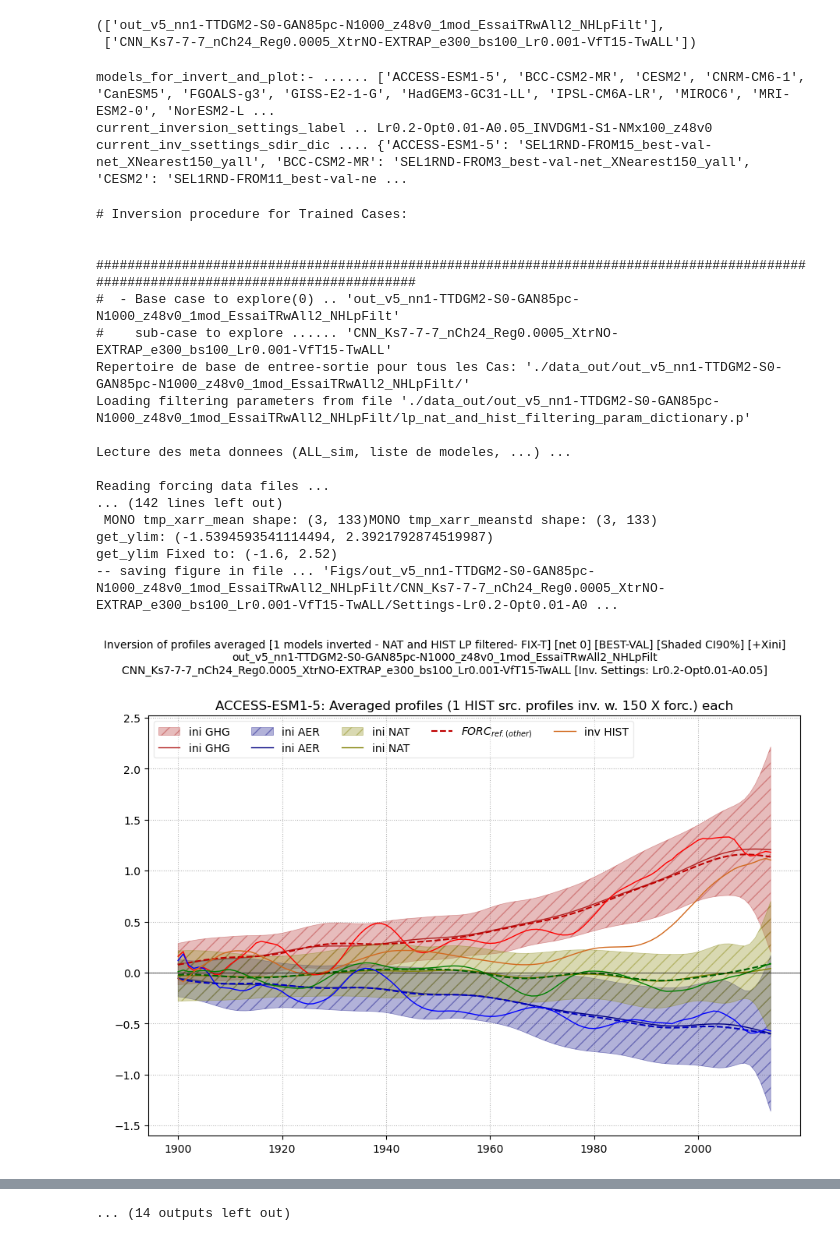
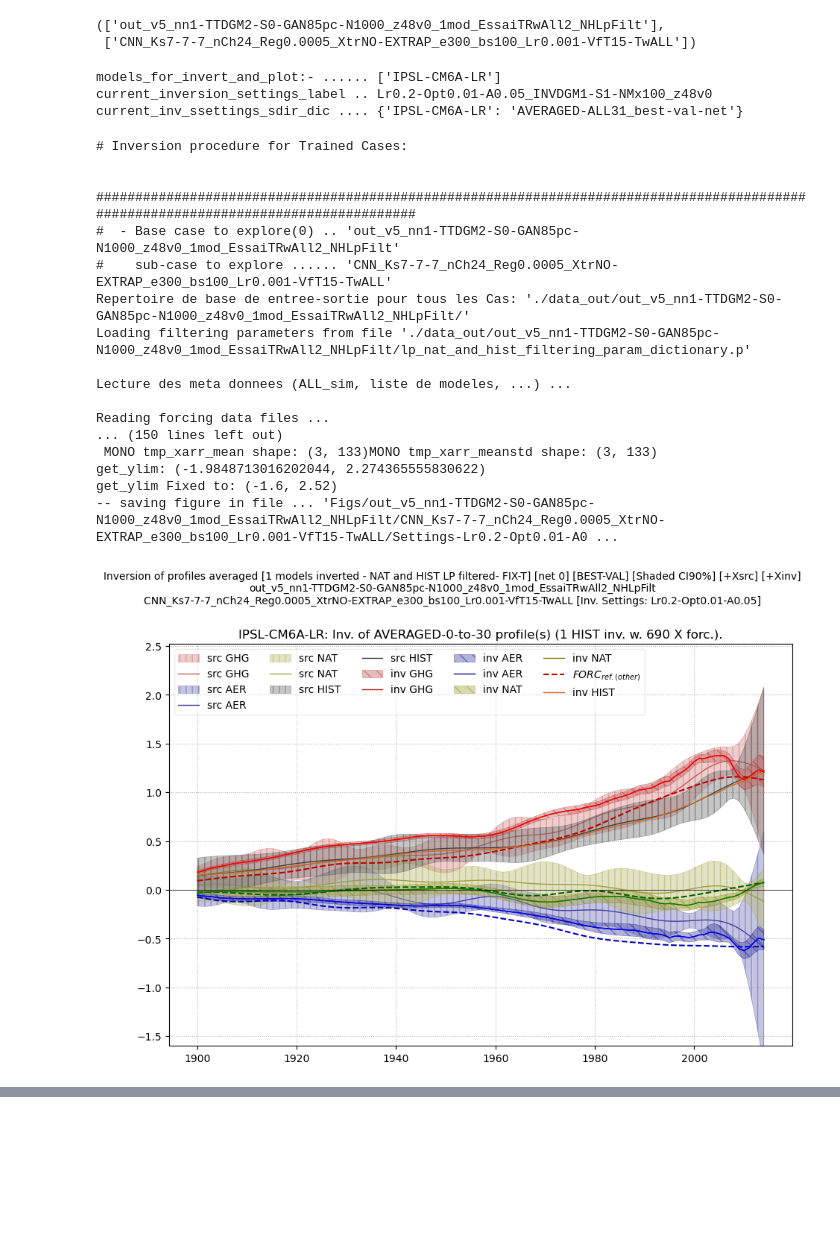
Before and after one commit to sadahmani/Climat, a Jupyter notebook: Code-PL/Main_TrainTestInversion_MultiMod_xtern_proc_pl_NB.ipynb, the cells around one changed output, grey strips where cells are left out. Cells and saved outputs as stored; diff of their text form; code cells hidden in the pictures; blank space fills up the shorter version.

Commit message:
Inversion

```diff
--- a/Code-PL/Main_TrainTestInversion_MultiMod_xtern_proc_pl_NB.ipynb
+++ b/Code-PL/Main_TrainTestInversion_MultiMod_xtern_proc_pl_NB.ipynb
@@ -685,23 +687,23 @@ multiobs_random_seed=0
 # %%
 if trained_with_all :
     if True:
-        models_for_invert_and_plot = ['ACCESS-ESM1-5', 'BCC-CSM2-MR', 'CESM2',
-                                             'CNRM-CM6-1', 'CanESM5', 'FGOALS-g3', 'GISS-E2-1-G',
-                                             'HadGEM3-GC31-LL', 'IPSL-CM6A-LR', 'MIROC6', 'MRI-ESM2-0',
-                                             'NorESM2-LM']
-        # models_for_invert_and_plot = ['IPSL-CM6A-LR']
+        # models_for_invert_and_plot = ['ACCESS-ESM1-5', 'BCC-CSM2-MR', 'CESM2',
+        #                                      'CNRM-CM6-1', 'CanESM5', 'FGOALS-g3', 'GISS-E2-1-G',
+        #                                      'HadGEM3-GC31-LL', 'IPSL-CM6A-LR', 'MIROC6', 'MRI-ESM2-0',
+        #                                      'NorESM2-LM']
+        models_for_invert_and_plot = ['IPSL-CM6A-LR']
         #[ 'ACCESS-ESM1-5', 'BCC-CSM2-MR',  'CESM2', 'CNRM-CM6-1',
         #                              'CanESM5', 'FGOALS-g3', 'GISS-E2-1-G', 'HadGEM3-GC31-LL',
         #                              'IPSL-CM6A-LR',  'MIROC6',       'MRI-ESM2-0',  'NorESM2-LM' ]
         #models_for_invert_and_plot = ['BCC-CSM2-MR', 'FGOALS-g3']
         # models_for_invert_and_plot += ['OBS']
-        models_for_invert_and_plot += ['HadCRUT']
+        # models_for_invert_and_plot = ['HadCRUT']
         # models_for_invert_and_plot += ['HadCRUT200']
 
-        #number_of_multiobs=1
-        number_of_multiobs=1;
-        nbest_to_choose=150
-        #number_of_multiobs=1; nbest_to_choose=150; period_to_choose=(1965,-1)
+
+        # number_of_multiobs=1
+        # nbest_to_choose=150
+        # period_to_choose=(1965,-1)
 
     else:
         models_for_invert_and_plot = ['IPSL-CM6A-LR']
@@ -874,9 +876,9 @@ print('models_for_invert_and_plot:- ......',models_for_invert_and_plot)
 print('current_inversion_settings_label ..',current_inversion_settings_label)
 print('current_inv_ssettings_sdir_dic ....',current_inv_ssettings_sdir_dic)
 # %% [output]
-models_for_invert_and_plot:- ...... ['ACCESS-ESM1-5', 'BCC-CSM2-MR', 'CESM2', 'CNRM-CM6-1', 'CanESM5', 'FGOALS-g3', 'GISS-E2-1-G', 'HadGEM3-GC31-LL', 'IPSL-CM6A-LR', 'MIROC6', 'MRI-ESM2-0', 'NorESM2-L ...
+models_for_invert_and_plot:- ...... ['IPSL-CM6A-LR']
 current_inversion_settings_label .. Lr0.2-Opt0.01-A0.05_INVDGM1-S1-NMx100_z48v0
-current_inv_ssettings_sdir_dic .... {'ACCESS-ESM1-5': 'SEL1RND-FROM15_best-val-net_XNearest150_yall', 'BCC-CSM2-MR': 'SEL1RND-FROM3_best-val-net_XNearest150_yall', 'CESM2': 'SEL1RND-FROM11_best-val-ne ...
+current_inv_ssettings_sdir_dic .... {'IPSL-CM6A-LR': 'AVERAGED-ALL31_best-val-net'}
 # %%
 if do_inversion_experiences :
     models_for_invert_and_plot_backup = models_for_invert_and_plot
@@ -902,47 +904,63 @@ if do_inversion_experiences :
                 #models_to_plot = [ 'NorESM2-LM' ]
                 #models_to_plot = [ 'IPSL-CM6A-LR' ]
                 #models_to_plot = [ 'FGOALS-g3' ]
                 models_to_plot = models_for_invert_and_plot
                 #models_to_plot = None
-
                 invp.plot_averaged_inv_all_forcings_by_net(base_case_to_explore, sub_case_to_explore, inversion_suffix,
-                                                           trained_with_all=trained_with_all,
-                                                           settings_label=current_inversion_settings_label,
-                                                           sset_sdir_dic=current_inv_ssettings_sdir_dic,
-                                                           load_best_val=load_best_val_ok, load_best_val2nd=load_best_val2nd_ok,
-                                                           figs_dir=figs_dir, save_figs=save_figs,
-                                                           models_to_plot=models_to_plot,
-                                                           lp_obs_filtering=do_try_lp_obs_filtering, lp_obs_filtering_dictionary=lp_obs_filtering_dic,
-                                                           force_plot=force_ave_inv_all_forc_by_net, force_write=force_ave_inv_all_forc_by_net,
-                                                           t_limits=all_forcings_t_limits,
-                                                           plot_forc_shaded_region=paiafbn_plot_forc_shaded_region,
-                                                           errorlimits_percent=paiafbn_errorlimits_percent,
-                                                           verbose=verbose,
-                                                          )
+                                                                   trained_with_all=trained_with_all,
+                                                                   settings_label=current_inversion_settings_label,
+                                                                   plot_src4inv=paiafbn_plot_src_Model_forc,
+                                                                   plot_ini_x=paiafbn_plot_ini_forc,
+                                                                   plot_inv_x=paiafbn_plot_inv_forc,
+                                                                   sset_sdir_dic=current_inv_ssettings_sdir_dic,
+                                                                   load_best_val=load_best_val_ok, load_best_val2nd=load_best_val2nd_ok,
+                                                                   figs_dir=figs_dir, save_figs=save_figs,
+                                                                   models_to_plot=models_to_plot,
+                                                                   lp_obs_filtering=do_try_lp_obs_filtering, lp_obs_filtering_dictionary=lp_obs_filtering_dic,
+                                                                   force_plot=force_ave_inv_all_forc_by_net, force_write=force_ave_inv_all_forc_by_net,
+                                                                   t_limits=all_forcings_t_limits,
+                                                                   plot_forc_shaded_region=paiafbn_plot_forc_shaded_region,
+                                                                   errorlimits_percent=paiafbn_errorlimits_percent,
+                                                                   verbose=verbose,
+                                                                  )
+                # invp.plot_averaged_inv_all_forcings_by_net(base_case_to_explore, sub_case_to_explore, inversion_suffix,
+                #                                            trained_with_all=trained_with_all,
+                #                                            settings_label=current_inversion_settings_label,
+                #                                            sset_sdir_dic=current_inv_ssettings_sdir_dic,
+                #                                            load_best_val=load_best_val_ok, load_best_val2nd=load_best_val2nd_ok,
+                #                                            figs_dir=figs_dir, save_figs=save_figs,
+                #                                            models_to_plot=models_to_plot,
+                #                                            lp_obs_filtering=do_try_lp_obs_filtering, lp_obs_filtering_dictionary=lp_obs_filtering_dic,
+                #                                            force_plot=force_ave_inv_all_forc_by_net, force_write=force_ave_inv_all_forc_by_net,
+                #                                            t_limits=all_forcings_t_limits,
+                #                                            plot_forc_shaded_region=paiafbn_plot_forc_shaded_region,
+                #                                            errorlimits_percent=paiafbn_errorlimits_percent,
+                #                                            verbose=verbose,
+                #                                           )
             else:
                 print(f" ** 'plot_averaged_inv_all_forcings_by_net_ok' is not allowed **\n")
 
     models_for_invert_and_plot = models_for_invert_and_plot_backup
 
 else:
     tmp_msg = f"'do_inversion_experiences' is not allowed"
     print(f"\n {'*'*80}\n ** {tmp_msg:^74} **\n {'*'*80}\n")
 # %% [output]
 # Inversion procedure for Trained Cases:
 
 
 ####################################################################################################################################
 #  - Base case to explore(0) .. 'out_v5_nn1-TTDGM2-S0-GAN85pc-N1000_z48v0_1mod_EssaiTRwAll2_NHLpFilt'
 #    sub-case to explore ...... 'CNN_Ks7-7-7_nCh24_Reg0.0005_XtrNO-EXTRAP_e300_bs100_Lr0.001-VfT15-TwALL'
 Repertoire de base de entree-sortie pour tous les Cas: './data_out/out_v5_nn1-TTDGM2-S0-GAN85pc-N1000_z48v0_1mod_EssaiTRwAll2_NHLpFilt/'
 Loading filtering parameters from file './data_out/out_v5_nn1-TTDGM2-S0-GAN85pc-N1000_z48v0_1mod_EssaiTRwAll2_NHLpFilt/lp_nat_and_hist_filtering_param_dictionary.p'
 
 Lecture des meta donnees (ALL_sim, liste de modeles, ...) ...
 
 Reading forcing data files ...
-... (142 lines left out)
+... (150 lines left out)
  MONO tmp_xarr_mean shape: (3, 133)MONO tmp_xarr_meanstd shape: (3, 133)
-get_ylim: (-1.5394593541114494, 2.3921792874519987)
+get_ylim: (-1.9848713016202044, 2.274365555830622)
 get_ylim Fixed to: (-1.6, 2.52)
 -- saving figure in file ... 'Figs/out_v5_nn1-TTDGM2-S0-GAN85pc-N1000_z48v0_1mod_EssaiTRwAll2_NHLpFilt/CNN_Ks7-7-7_nCh24_Reg0.0005_XtrNO-EXTRAP_e300_bs100_Lr0.001-VfT15-TwALL/Settings-Lr0.2-Opt0.01-A0 ...
-[figure, old version]
+[figure, new version]
@@ -1039,4 +967,3 @@ get_ylim Fixed to: (-1.6, 2.52)
-... (14 outputs left out)
 # %%
 #!ls -l ./data_out/out_v5_nn2-TTDGM2-S0-GAN85pc-N132_v4_1mod_EssaiTRwAll1/CNN_Ks7-7-7_nCh24_Reg0.0005_XtrNO-EXTRAP_e1000_bs100_Lr0.001-VfT15-TwALL/
 #!ls -l ./data_out/out_v5_nn2-TTDGM2-S0-GAN85pc-N132_v4_1mod_EssaiTRwAll1/CNN_Ks7-7-7_nCh24_Reg0.0005_XtrNO-EXTRAP_e1000_bs100_Lr0.001-VfT15-TwALL/Inversion-on_BCC-CSM2-MR/
```
Also changed, not shown: parts of 5 cells of this notebook.
